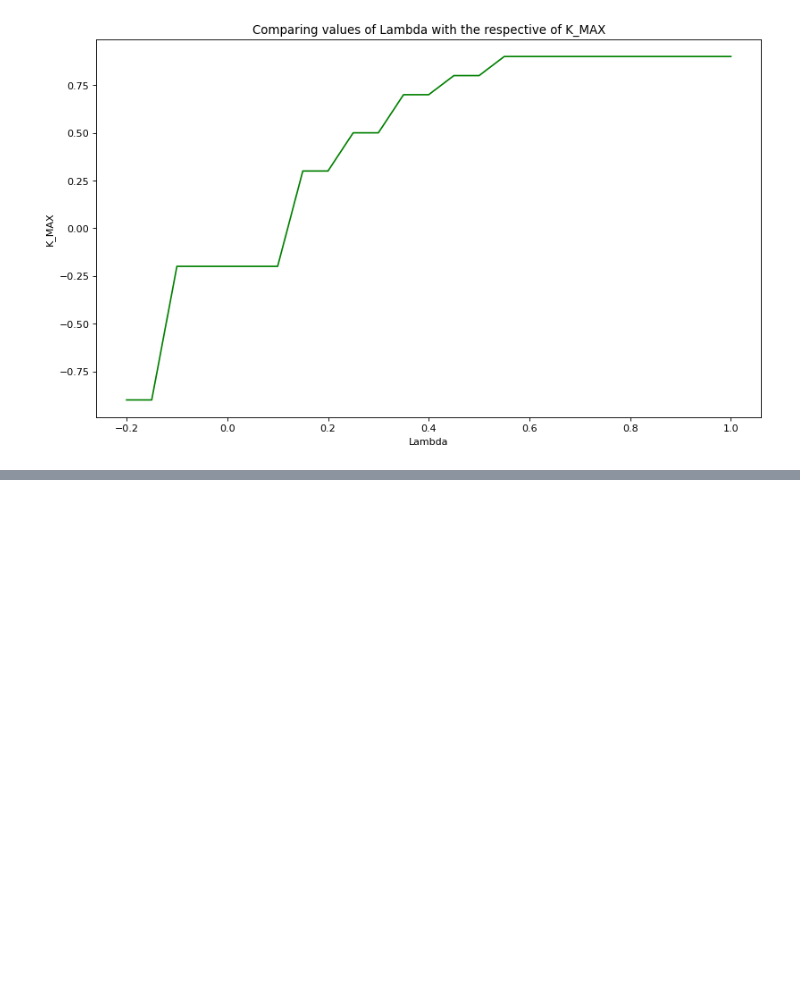
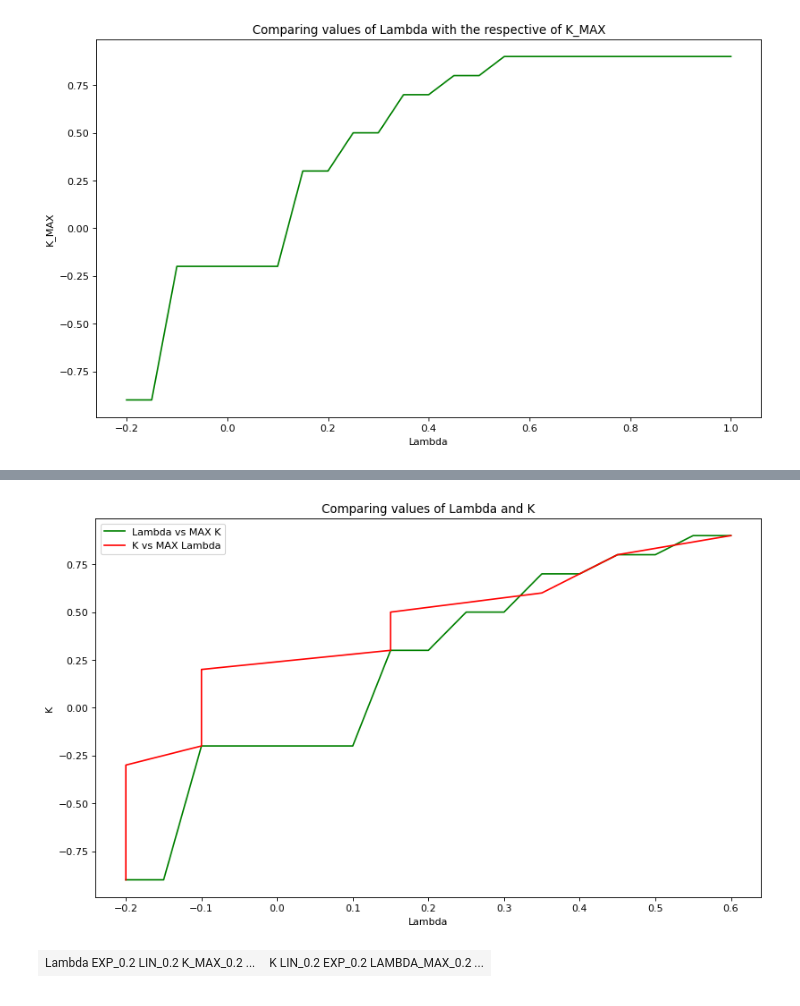
Before and after one commit to igormiyamura/ppgsi_riskaverse_rl, a Jupyter notebook: notebooks/1_Experimentos.ipynb, the cells around one changed output, grey strips where cells are left out. Drawn from its saved outputs; the diff is of its cells as text; code cells hidden in the pictures; blank space fills up the shorter version.

```diff
--- a/notebooks/1_Experimentos.ipynb
+++ b/notebooks/1_Experimentos.ipynb
@@ -746,7 +604,7 @@ def get_PEXP(model, river_flow, vl_lambda, PI):
                              num_actions=4, epsilon=epsilon, river_flow=river_flow, explogsum=True)
     return m.calculate_value_for_policy(PI, vl_lambda)
 # %%
-if not os.path.isfile(path_export_RS_ValueIteration):
+if not os.path.isfile(path_export_ExponentialUtility):
     # Captura valores gerados pelas políticas do algoritmo Linear
     # e aplica na função valor linear
     P_VALUE_EXP = {}
@@ -762,8 +620,8 @@ if not os.path.isfile(path_export_RS_ValueIteration):
             P_VALUE_EXP[str(river_flow)] = {}
 
 #         P_VALUE_EXP[str(river_flow)][str(vl_lambda)] = \
-#             get_PEXP(RS_ValueIteration, river_flow, vl_lambda, EUF_RSVI[k].PI)
+#             get_PEXP(ExponentialUtility_RSVI, river_flow, vl_lambda, EUF_RSVI[k].PI)
         P_VALUE_EXP[str(river_flow)][str(vl_lambda)] = \
-            get_PEXP(RS_PolicyIteration, river_flow, vl_lambda, EUF_RSPI[k].PI)
+            get_PEXP(ExponentialUtility_RSPI, river_flow, vl_lambda, EUF_RSPI[k].PI)
 
     display(P_VALUE_EXP)
@@ -805,5 +628,5 @@ Getting Expected Value for [0.2/1].
 # %%
-if not os.path.isfile(path_export_RS_ValueIteration):
+if not os.path.isfile(path_export_ExponentialUtility):
     # Captura valores gerados pelas políticas do algoritmo exponencial
     # e aplica na função valor linear
     _debug = True
@@ -835,9 +658,9 @@ if not os.path.isfile(path_export_RS_ValueIteration):
                 P_VALUE_EXP_LIN[str(river_flow)][str(vl_lambda)] = {}
 
 #             P_VALUE_EXP_LIN[str(river_flow)][str(vl_lambda)][str(vl_k)] = \
-#                 get_PEXP(RS_ValueIteration, river_flow, vl_lambda, PWL_RSVI[k].PI)
+#                 get_PEXP(ExponentialUtility_RSVI, river_flow, vl_lambda, PWL_RSVI[k].PI)
             P_VALUE_EXP_LIN[str(river_flow)][str(vl_lambda)][str(vl_k)] = \
-                get_PEXP(RS_PolicyIteration, river_flow, vl_lambda, PWL_RSVI[k].PI)
+                get_PEXP(ExponentialUtility_RSPI, river_flow, vl_lambda, PWL_RSVI[k].PI)
 
             VALUE_EXP_LIN = P_VALUE_EXP_LIN[str(river_flow)][str(vl_lambda)][str(vl_k)]
             VALUE_EXP = P_VALUE_EXP[str(river_flow)][str(vl_lambda)]
@@ -880,7 +685,7 @@ if not os.path.isfile(path_export_RS_ValueIteration):
 # %%
-print(f'Verificando caminho {path_export_RS_ValueIteration}')
-if os.path.isfile(path_export_RS_ValueIteration):
-    df_EXP_LIN = pd.read_excel(path_export_RS_ValueIteration).drop('Unnamed: 0', axis=1)
+print(f'Verificando caminho {path_export_ExponentialUtility}')
+if os.path.isfile(path_export_ExponentialUtility):
+    df_EXP_LIN = pd.read_excel(path_export_ExponentialUtility).drop('Unnamed: 0', axis=1)
 else:
     df_EXP_LIN = None
 
@@ -891,7 +696,7 @@ if df_EXP_LIN is None:
 
     df_EXP_LIN = df_VALUE_EXP.merge(df_VALUE_EXP_LIN, on='Lambda')
     df_EXP_LIN = df_EXP_LIN.merge(df_K_MAX, on='Lambda')
-    df_EXP_LIN.to_excel(path_export_RS_ValueIteration)
+    df_EXP_LIN.to_excel(path_export_ExponentialUtility)
 
 try:
     df_EXP_LIN[f'DIF_LIN_{str(river_flow)}'] = 1 + (df_EXP_LIN[f'EXP_{str(river_flow)}'] - \
@@ -942,0 +782,34 @@ plt3 = g_comparing_max_metric(df_EXP_LIN, river_flow, 'Lambda', 'K_MAX')
+# %%
+from IPython.display import display,HTML
+def multi_column_df_display(list_dfs, cols=2):
+    html_table = "<table style='width:100%; border:0px'>{content}</table>"
+    html_row = "<tr style='border:0px'>{content}</tr>"
+    html_cell = "<td style='width:{width}%;vertical-align:top;border:0px'>{{content}}</td>"
+    html_cell = html_cell.format(width=100/cols)
+
+    cells = [ html_cell.format(content=df.to_html()) for df in list_dfs ]
+    cells += (cols - (len(list_dfs)%cols)) * [html_cell.format(content="")] # pad
+    rows = [ html_row.format(content="".join(cells[i:i+cols])) for i in range(0,len(cells),cols)]
+    display(HTML(html_table.format(content="".join(rows))))
+
+def g_comparing_max_metric(df1, df2, river_flow, valor1, valor2):
+
+    figure(figsize=(12, 7), dpi=80)
+    df1 = df1[df1['Lambda'] <= 0.6]
+    p = plt.plot(df1[valor1], df1[f'{valor2}_MAX_{river_flow}'], color='g', label='Lambda vs MAX K')
+    p = plt.plot(df2[f'{valor1.upper()}_MAX_{river_flow}'], df2[valor2], color='r', label='K vs MAX Lambda')
+
+    plt.xlabel(valor1)
+    plt.ylabel(valor2)
+    plt.legend(loc="upper left")
+    plt.title(f'Comparing values of {valor1} and {valor2}')
+    plt.show()
+
+    return plt
+
+g4 = g_comparing_max_metric(df_EXP_LIN, df_LIN_EXP, 0.2, 'Lambda', 'K')
+multi_column_df_display([df_EXP_LIN, df_LIN_EXP])
+# %% [output]
+[figure, added]
+| Lambda EXP_0.2 LIN_0.2 K_MAX_0.2 ... | K LIN_0.2 EXP_0.2 LAMBDA_MAX_0.2 ... |
+|  |  |
```
Also changed, not shown: parts of 21 cells of this notebook, 8 other files.
